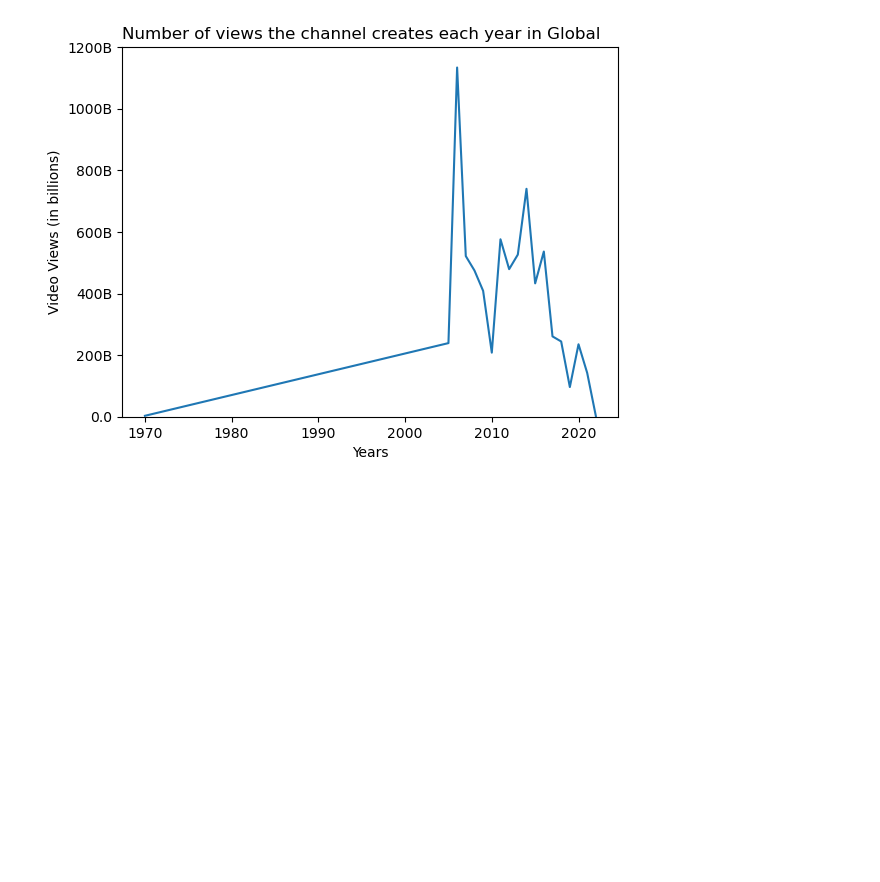
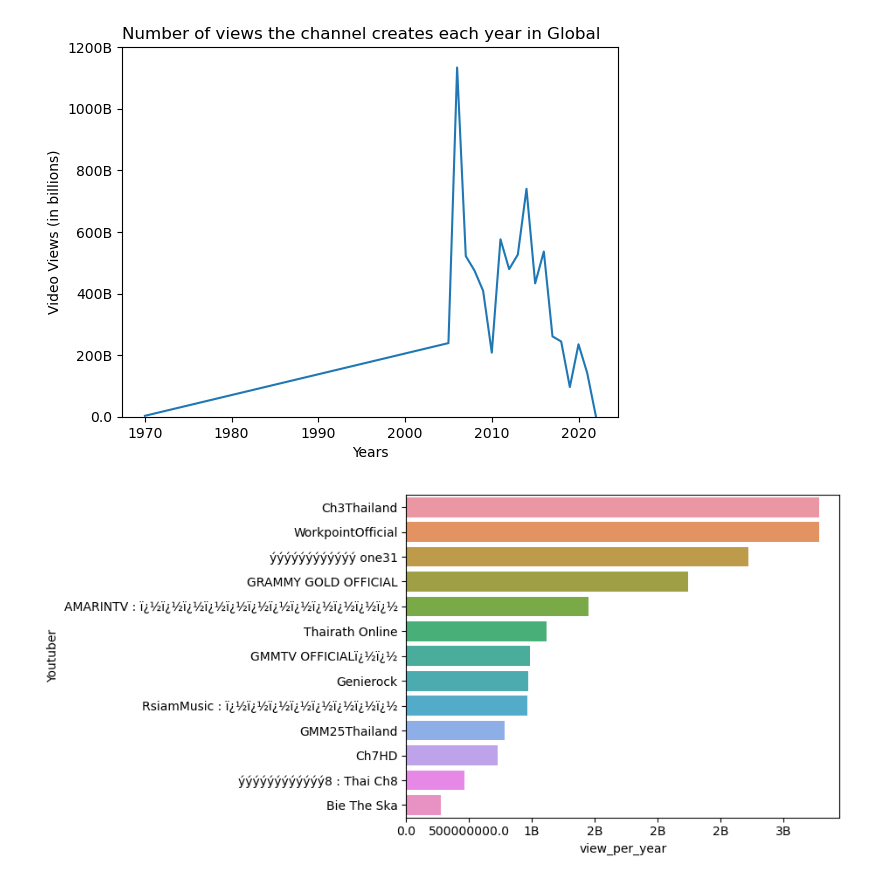
Before and after one commit to N0Z3I/Global-YouTube-Statistics, a Jupyter notebook: 3_data_visualization.ipynb, the cells around one changed output. Saved outputs shown, nothing was run; the diff lists cells and outputs as text; code cells hidden in the pictures; blank space fills up the shorter version.

```diff
--- a/3_data_visualization.ipynb
+++ b/3_data_visualization.ipynb
@@ -176,3 +140,19 @@ def format_ticks(value, _):
 views_grow.yaxis.set_major_formatter(FuncFormatter(format_ticks))
 # %% [output]
 [figure]
+# %%
+view_per_period_time_th = pd.DataFrame(thai_data_filter.reset_index(drop=True))
+view_per_period_time_th['lifetime']= pd.to_numeric( 2023 - view_per_period_time_th['created_year'])
+view_per_period_time_th['view_per_year'] = view_per_period_time_th['video views'] / view_per_period_time_th['lifetime']
+ax =  view_per_period_time_th.sort_values(by='view_per_year',ascending=False)
+plt.xlim(0,3450000000)
+
+def format_ticks(value, _):
+    if value >= 1e9:
+        return f'{value / 1e9:.0f}B'
+    else:
+        return value
+bx = sns.barplot(data=ax,x='view_per_year',y='Youtuber')
+bx.xaxis.set_major_formatter(FuncFormatter(format_ticks))
+# %% [output]
+[figure, added]
```
Also changed, not shown: parts of 7 cells of this notebook, 2 other files.
